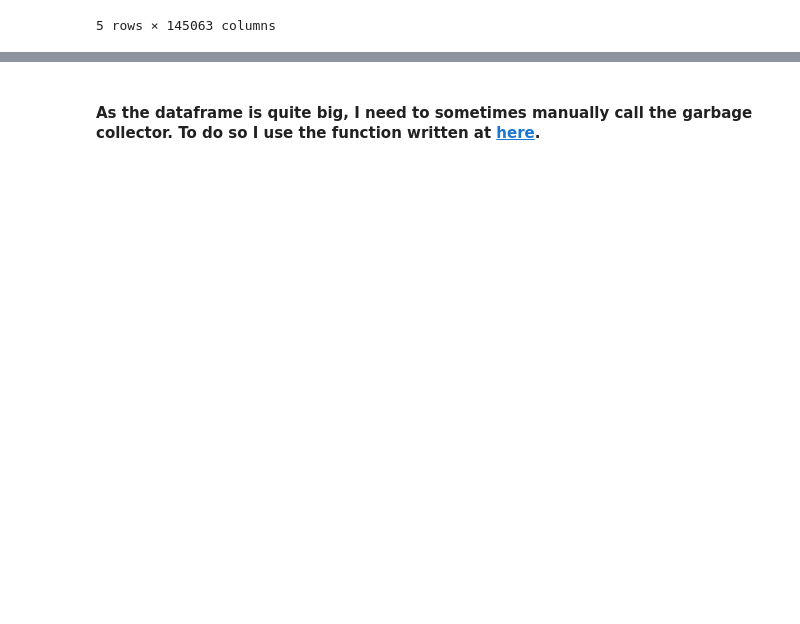
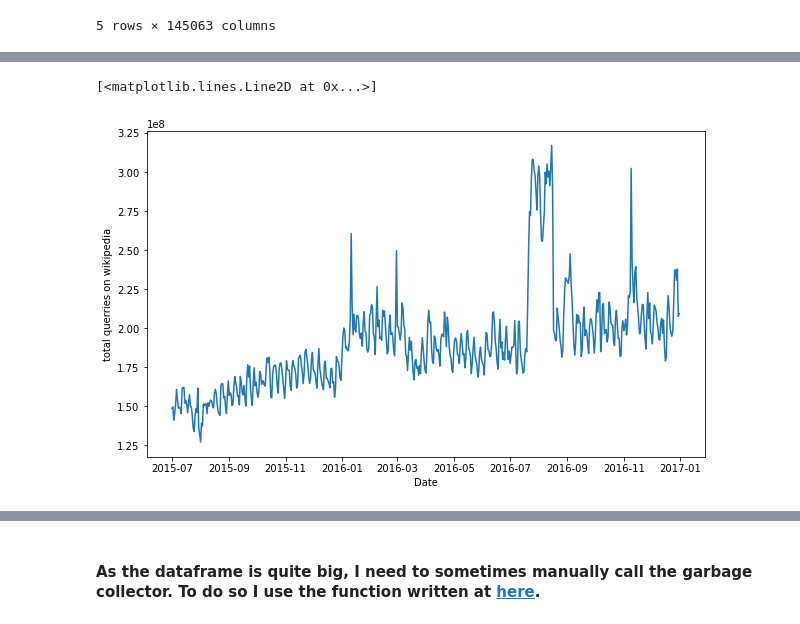
Before and after one commit to ErfanEbrahimiBazaz/web_traffic_prediction, a Jupyter notebook: timeseries.ipynb, the cells around one changed output, grey strips where cells are left out. Cells and saved outputs as stored; diff of their text form; code cells hidden in the pictures; blank space fills up the shorter version.

```diff
--- a/timeseries.ipynb
+++ b/timeseries.ipynb
@@ -198,0 +286,14 @@ df[['2NE1_zh.wikipedia.org_all-access_spider']]
+# %%
+import matplotlib
+
+
+plt.xlabel('Date')
+plt.ylabel('total querries on wikipedia')
+# plt.gca().xaxis.set_major_locator(matplotlib.dates.MonthLocator())
+# plt.gca().xaxis.set_major_formatter(matplotlib.dates.DateFormatter("%Y-%m-%d"))
+# plt.gcf().autofmt_xdate()
+# plt.margins(x=0,y=0)
+plt.plot(df_final)
+# %% [output]
+[<matplotlib.lines.Line2D at 0x...>]
+[figure, added]
```
Also changed, not shown: parts of 39 cells of this notebook.
